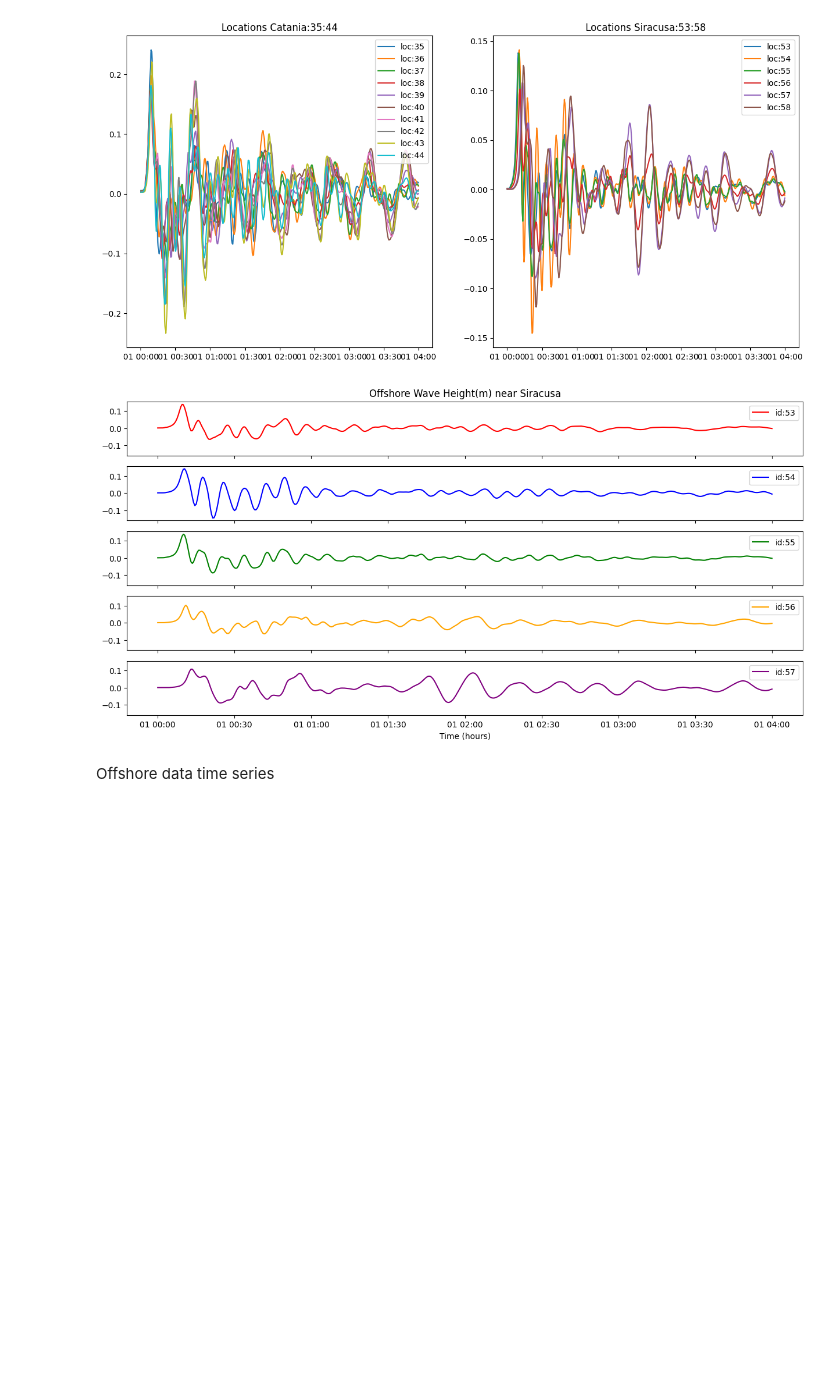
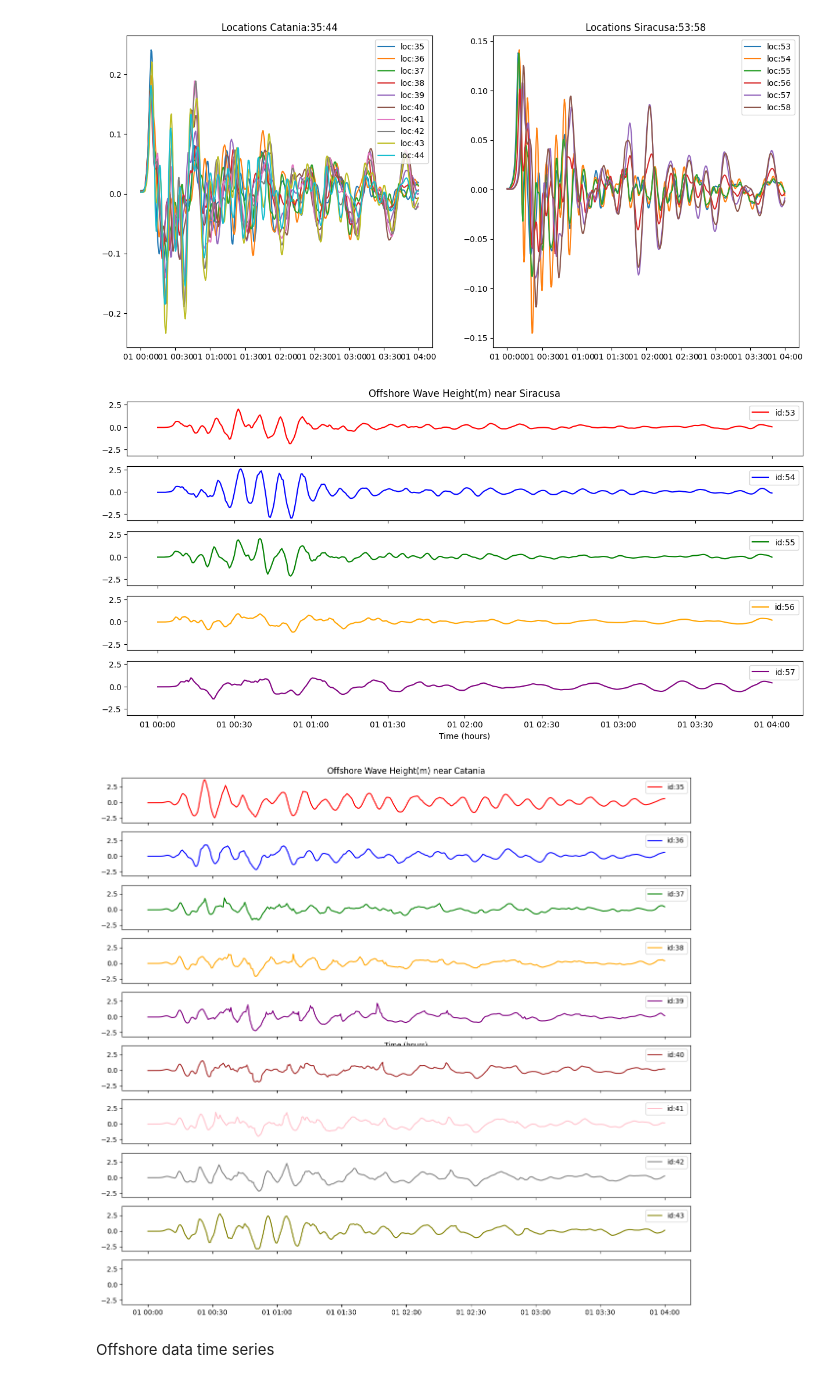
Before and after one commit to naveenragur/ML4SicilyTsunami, a Jupyter notebook: scripts/explore_INGVdataMaxDepth.ipynb, the cells around one changed output. Saved outputs shown, nothing was run; the diff lists cells and outputs as text; code cells hidden in the pictures; blank space fills up the shorter version.

Commit message:
maps for catania

```diff
--- a/scripts/explore_INGVdataMaxDepth.ipynb
+++ b/scripts/explore_INGVdataMaxDepth.ipynb
@@ -13,7 +13,7 @@ import matplotlib.dates as mdates
 #read list of events from txt file
 eve = np.loadtxt('./../data/events/sample_events1212.txt',dtype = 'str')
 sim_dir = './../data/simu/PS_manning003/'
-eve_row = 878 #starts from 0
+eve_row = 486#878 #starts from 0
 #read the file in one of the sim event folder
 eve_path = os.path.join(sim_dir,eve[eve_row])
 file_list = glob.glob(eve_path + '/*.nc')
@@ -291,18 +303,32 @@ plt.show()
 # %%
 #plot as 5 time series as subplots with common axis and colorbar for index 53:58
 #format time as datetime hours:minutes:seconds
 color_list = ['red','blue','green','orange','purple','brown','pink','gray','olive','cyan']
 fig, ax = plt.subplots(5, 1, figsize=(15, 7),sharex=True,sharey=True)
 for i in range(53,58):
     ax[i-53].plot(ds.time,ds.eta[:,i],label = f'id:{i}',color=color_list[i-53])
     ax[i-53].legend(loc='upper right')
 
 ax[0].set_title(f'Offshore Wave Height(m) near Siracusa')
 ax[4].set_xlabel('Time (hours)')
 
 plt.show()
+
+#plot as 5 time series as subplots with common axis and colorbar for index 53:58
+#format time as datetime hours:minutes:seconds
+color_list = ['red','blue','green','orange','purple','brown','pink','gray','olive','cyan']
+fig, ax = plt.subplots(10, 1, figsize=(15, 14),sharex=True,sharey=True)
+for i in range(35,44):
+    ax[i-35].plot(ds.time,ds.eta[:,i],label = f'id:{i}',color=color_list[i-35])
+    ax[i-35].legend(loc='upper right')
+
+ax[0].set_title(f'Offshore Wave Height(m) near Catania')
+ax[4].set_xlabel('Time (hours)')
+
+plt.show()
 # %% [output]
-[figure, old version]
+[figure, new version]
+[figure, added]
 # %% [markdown]
 Offshore data time series
 # %%
```
Also changed, not shown: parts of 5 cells of this notebook, 4 other files.
